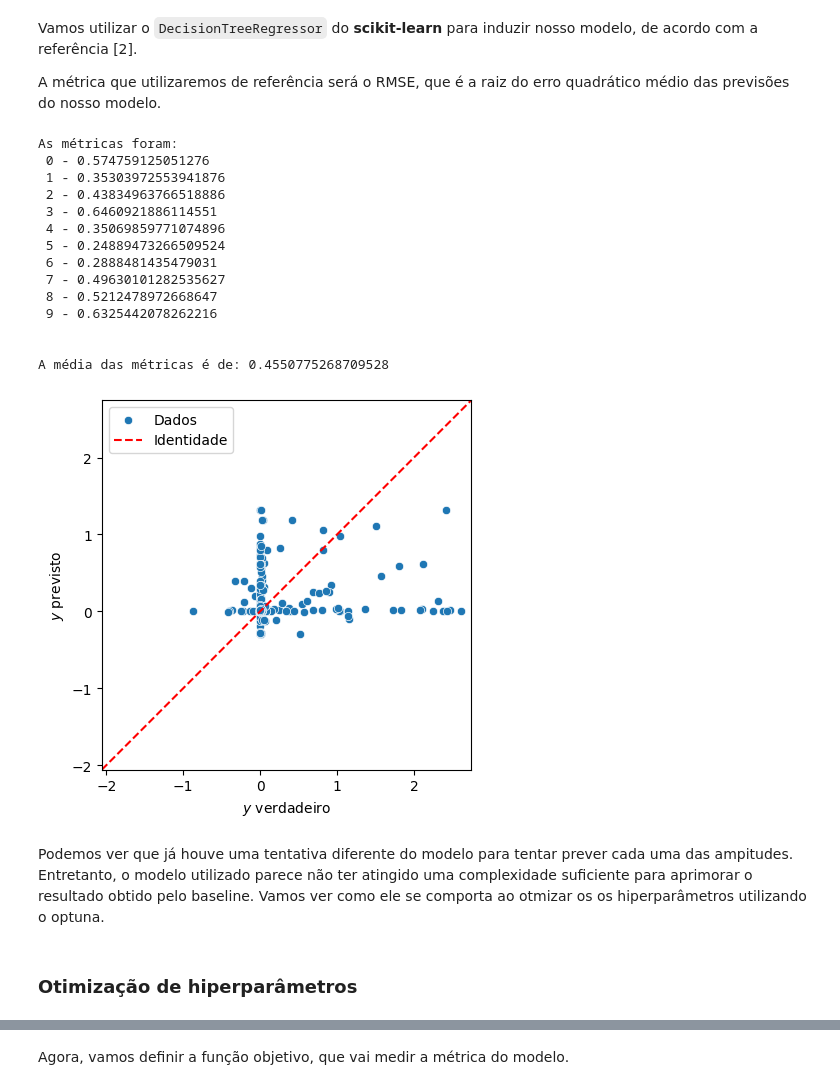
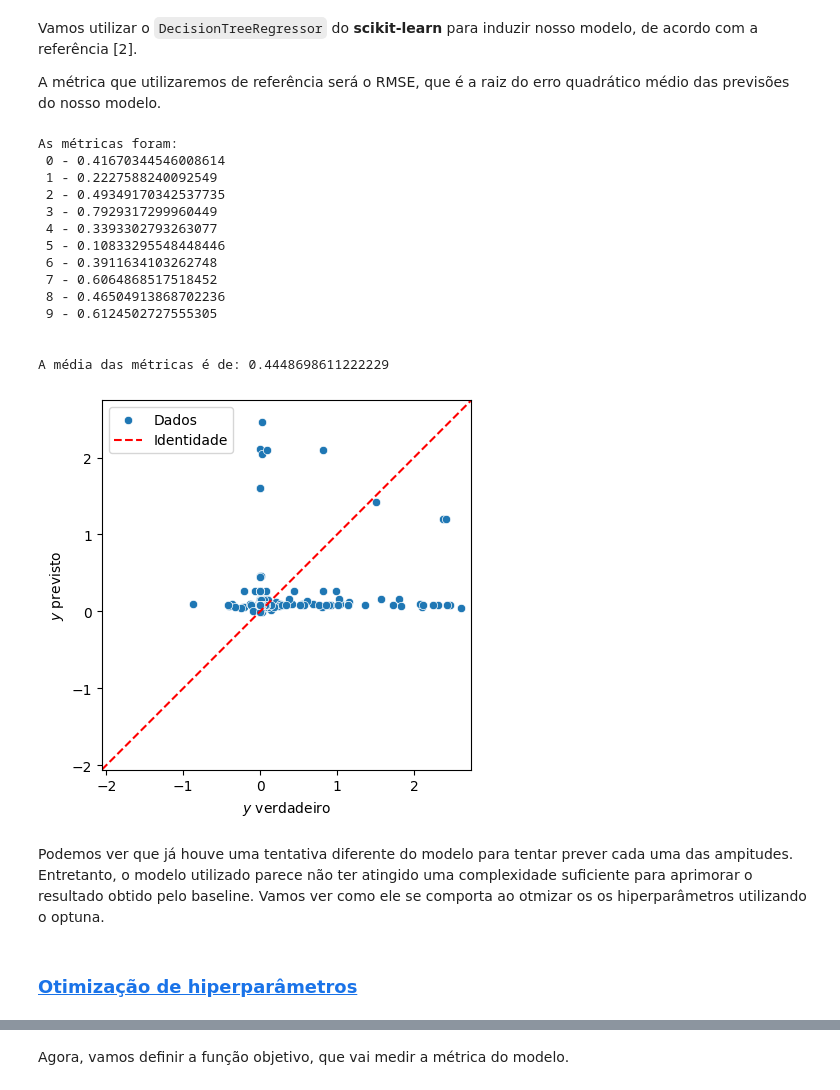
Before and after one commit to FipaLipe/TIAMAT, a Jupyter notebook: 01 - Modelos/01.C - Árvore de Decisão.ipynb, the cells around one changed output, grey strips where cells are left out. Drawn from its saved outputs; the diff is of its cells as text; code cells hidden in the pictures.

Commit message:
feat: add decision tree model

```diff
--- a/01 - Modelos/01.C - Árvore de Decisão.ipynb
+++ b/01 - Modelos/01.C - Árvore de Decisão.ipynb
@@ -119,7 +119,6 @@ A métrica que utilizaremos de referência será o RMSE, que é a raiz do erro q
 # %%
 from sklearn.pipeline import Pipeline
 from sklearn.tree import DecisionTreeRegressor, plot_tree
-from sklearn.preprocessing import StandardScaler
 from sklearn.metrics import root_mean_squared_error
 import seaborn as sns
 import numpy as np
@@ -127,7 +126,6 @@ import numpy as np
 dt_model = Pipeline(
     steps=[
         ("preprocessor", preprocessor),
-        ("scaler", StandardScaler()),
         ("regressor", DecisionTreeRegressor(max_leaf_nodes=6))
     ]
 )
@@ -158,58 +156,48 @@ def test_kf(model, X=X, y=y, kf=kf, plot=True):
         print("As métricas foram:\n", *[f"{i} - {metric}\n" for i, metric in enumerate(metrics)])
         print()
         print("A média das métricas é de:", np.mean(metrics))
 
         true_y = np.concatenate(true_y).ravel()
         pred_y = np.concatenate(pred_y).ravel()
 
         min_val = min(true_y.min(), pred_y.min())
         max_val = max(true_y.max(), pred_y.max())
 
         interval = [min_val * 0.95, max_val * 1.05]
 
         ax = sns.scatterplot(x=true_y, y=pred_y, label="Dados")
         ax.plot(interval, interval, "r--", label="Identidade")
 
         ax.set(
             xlabel="$y$ verdadeiro",
             ylabel="$y$ previsto",
             xlim=interval,
             ylim=interval,
             aspect="equal",
         )
         ax.legend();
 
-        plot_tree(
-            model,
-            feature_names=X.columns,
-            ax=ax,
-            impurity=False,
-            filled=True,
-            proportion=False,
-            precision=0,
-        );
-
     return metrics
 
-knn_metrics = test_kf(knn_model)
+dt_metrics = test_kf(dt_model)
 # %% [output]
 As métricas foram:
- 0 - 0.574759125051276
- 1 - 0.35303972553941876
- 2 - 0.43834963766518886
- 3 - 0.6460921886114551
- 4 - 0.35069859771074896
- 5 - 0.24889473266509524
- 6 - 0.2888481435479031
- 7 - 0.49630101282535627
- 8 - 0.5212478972668647
- 9 - 0.6325442078262216
+ 0 - 0.41670344546008614
+ 1 - 0.2227588240092549
+ 2 - 0.49349170342537735
+ 3 - 0.7929317299960449
+ 4 - 0.3393302793263077
+ 5 - 0.10833295548448446
+ 6 - 0.3911634103262748
+ 7 - 0.6064868517518452
+ 8 - 0.46504913868702236
+ 9 - 0.6124502727555305
 
 
-A média das métricas é de: 0.4550775268709528
+A média das métricas é de: 0.4448698611222229
-[figure, old version]
+[figure, new version]
 # %% [markdown]
 Podemos ver que já houve uma tentativa diferente do modelo para tentar prever cada uma das ampitudes. Entretanto, o modelo utilizado parece não ter atingido uma complexidade suficiente para aprimorar o resultado obtido pelo baseline. Vamos ver como ele se comporta ao otmizar os os hiperparâmetros utilizando o optuna.
 # %% [markdown]
-### Otimização de hiperparâmetros
+### <a id='toc1_2_3_'></a>[Otimização de hiperparâmetros](#toc0_)
 # %% [markdown]
```
Also changed, not shown: parts of 16 cells of this notebook, 2 other files.
